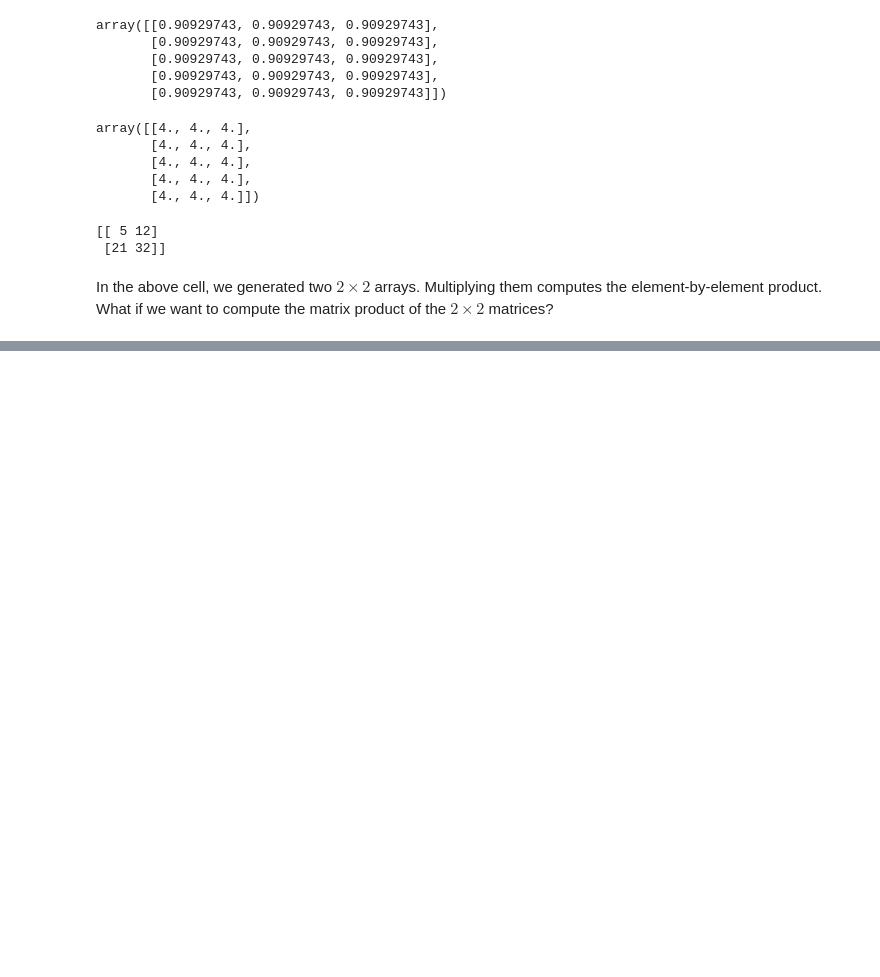
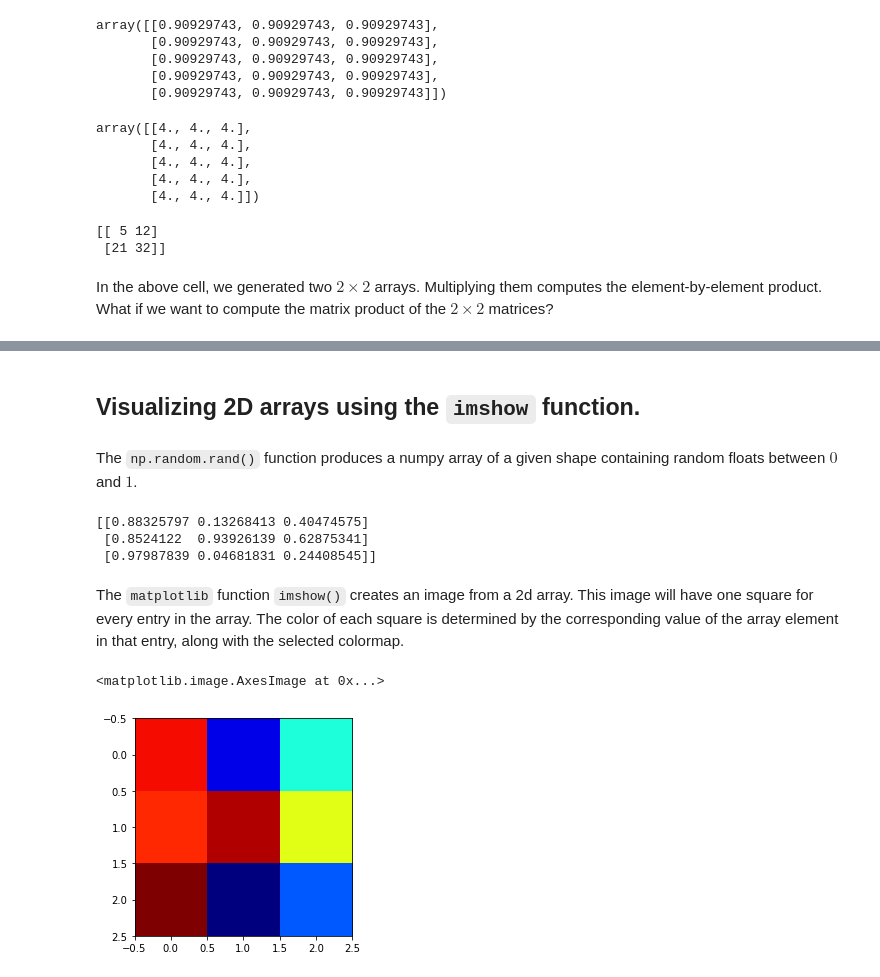
Before and after one commit to jllottes/jllottes.github.io, a Jupyter notebook: _static/weekly_notebooks/week7_notebook.ipynb, the cells around one changed output, grey strips where cells are left out. Saved outputs shown, nothing was run; the diff lists cells and outputs as text; code cells hidden in the pictures; blank space fills up the shorter version.

```diff
--- a/_static/weekly_notebooks/week7_notebook.ipynb
+++ b/_static/weekly_notebooks/week7_notebook.ipynb
@@ -533,0 +561,19 @@ In the above cell, we generated two $2 \times 2$ arrays. Multiplying them comput
+# %% [markdown]
+## Visualizing 2D arrays using the `imshow` function.
+# %% [markdown]
+The `np.random.rand()` function produces a numpy array of a given shape containing random floats between $0$ and $1$.
+# %%
+a = np.random.rand(3,3)    # This generates a 3 x 3 numpy array with random values betweeen 0 and 1
+# %%
+print(a)
+# %% [output]
+[[0.88325797 0.13268413 0.40474575]
+ [0.8524122  0.93926139 0.62875341]
+ [0.97987839 0.04681831 0.24408545]]
+# %% [markdown]
+The `matplotlib` function `imshow()` creates an image from a 2d array. This image will have one square for every entry in the array. The color of each square is determined by the corresponding value of the array element in that entry, along with the selected colormap.
+# %%
+plt.imshow(a,cmap='jet')
+# %% [output]
+<matplotlib.image.AxesImage at 0x...>
+[figure, added]
```
Also changed, not shown: parts of 37 cells of this notebook, 48 other files.
